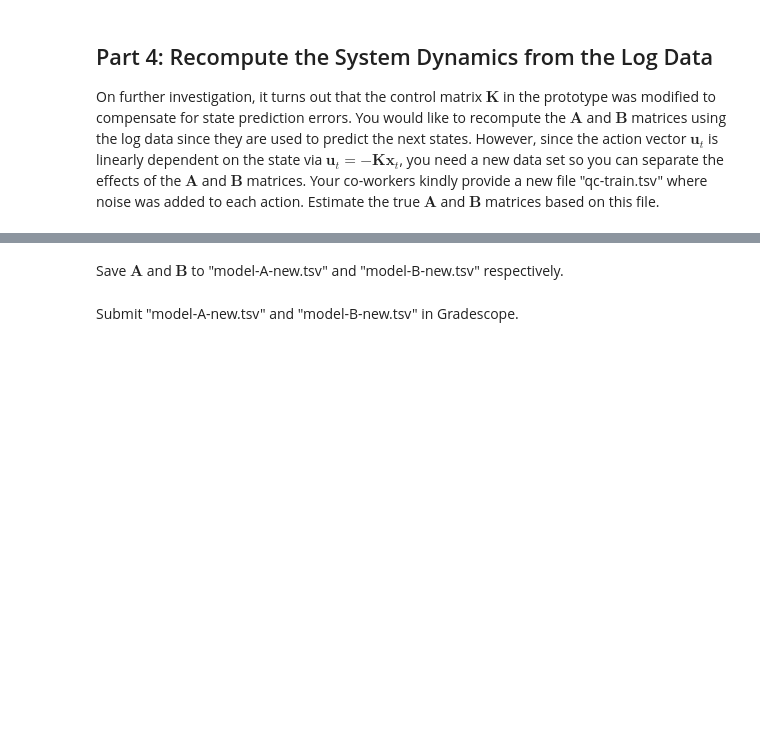
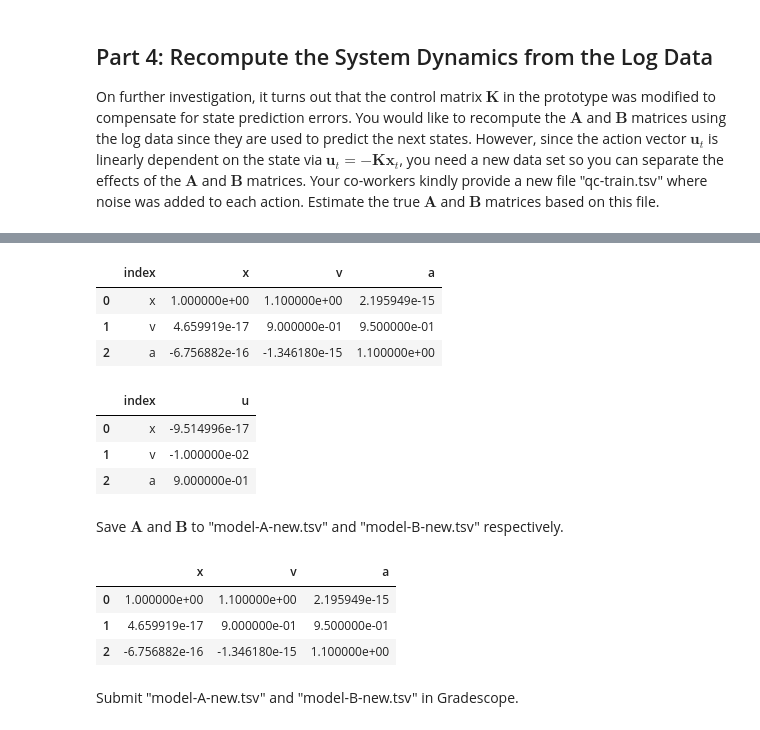
Before and after one commit to aidandig/dx704-project-07, a Jupyter notebook: dx704-project-07.ipynb, the cells around one changed output, grey strips where cells are left out. Saved outputs shown, nothing was run; the diff lists cells and outputs as text; code cells hidden in the pictures; blank space fills up the shorter version.

```diff
--- a/dx704-project-07.ipynb
+++ b/dx704-project-07.ipynb
@@ -193,2 +206,39 @@ Estimate the true $\mathbf{A}$ and $\mathbf{B}$ matrices based on this file.
+# %%
+X_t = qc_train[['x', 'v', 'a']].iloc[:-1].to_numpy() # all except last
+U_t = qc_train[['u']].iloc[:-1].to_numpy()
+
+# t+1 states
+X_next = qc_train[['x', 'v', 'a']].iloc[1:].to_numpy()
+
+Z = np.hstack([X_t, U_t])
+model = LinearRegression(fit_intercept=False)
+model.fit(Z, X_next)
+
+coef = model.coef_
+
+model_a_estimated = coef[:, :3] # (3, 3)
+model_b_estimated = coef[:, 3:] # (3, 1)
+# %%
+# model_a_estimated
+A_df = pd.DataFrame(model_a_estimated, columns=['x', 'v', 'a'])
+A_df['index'] = ['x', 'v', 'a']
+A_df = A_df[['index', 'x', 'v', 'a']]
+A_df
+# %% [output]
+|  | index | x | v | a |
+| 0 | x | 1.000000e+00 | 1.100000e+00 | 2.195949e-15 |
+| 1 | v | 4.659919e-17 | 9.000000e-01 | 9.500000e-01 |
+| 2 | a | -6.756882e-16 | -1.346180e-15 | 1.100000e+00 |
+# %%
+model_b_estimated
+B_df = pd.DataFrame(model_b_estimated, columns=['u'])
+B_df['index'] = ['x', 'v', 'a']
+B_df = B_df[['index', 'u']]
+B_df
+# %% [output]
+|  | index | u |
+| 0 | x | -9.514996e-17 |
+| 1 | v | -1.000000e-02 |
+| 2 | a | 9.000000e-01 |
 # %% [markdown]
 Save $\mathbf{A}$ and $\mathbf{B}$ to "model-A-new.tsv" and "model-B-new.tsv" respectively.
@@ -199,3 +245,11 @@ Save $\mathbf{A}$ and $\mathbf{B}$ to "model-A-new.tsv" and "model-B-new.tsv" re
+# %%
+A_df.to_csv('model-A-new.tsv', sep='\t', index=False)
+B_df.to_csv('model-B-new.tsv', sep='\t', index=False)
+# %% [output]
+|  | x | v | a |
+| 0 | 1.000000e+00 | 1.100000e+00 | 2.195949e-15 |
+| 1 | 4.659919e-17 | 9.000000e-01 | 9.500000e-01 |
+| 2 | -6.756882e-16 | -1.346180e-15 | 1.100000e+00 |
 # %% [markdown]
 Submit "model-A-new.tsv" and "model-B-new.tsv" in Gradescope.
 # %% [markdown]
```
Also changed, not shown: parts of 3 cells of this notebook.
